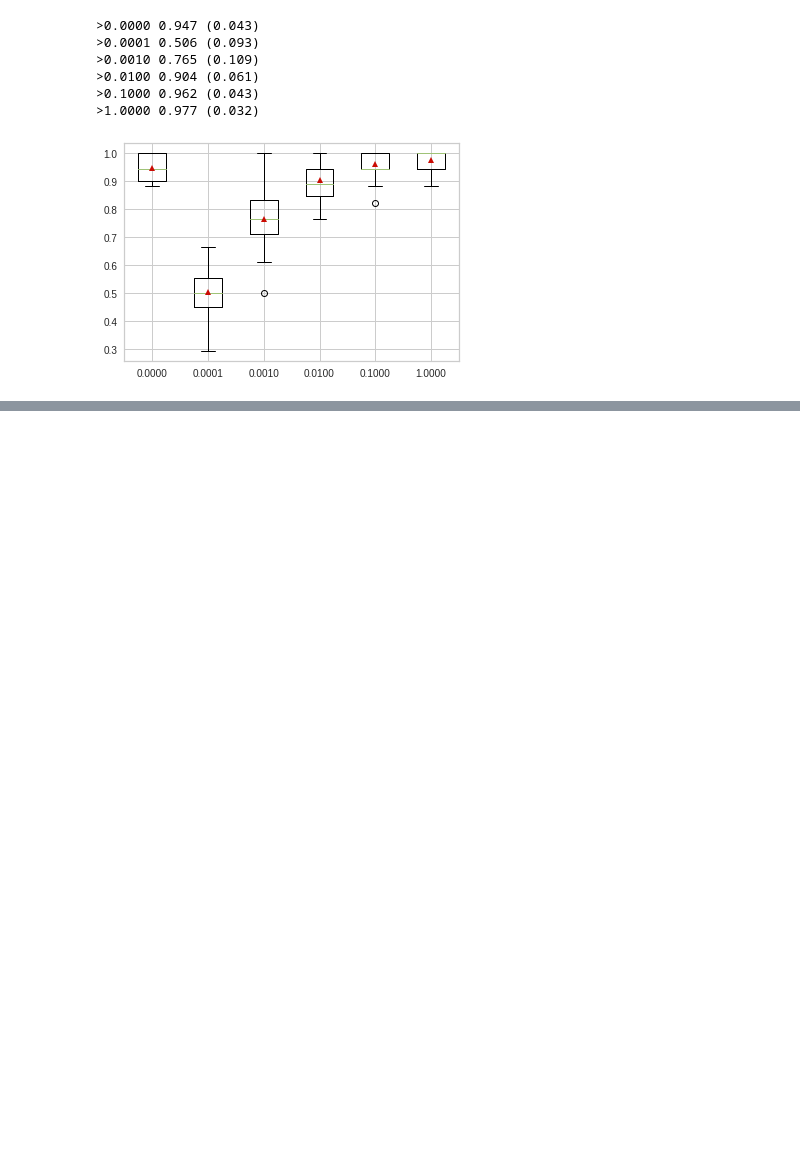
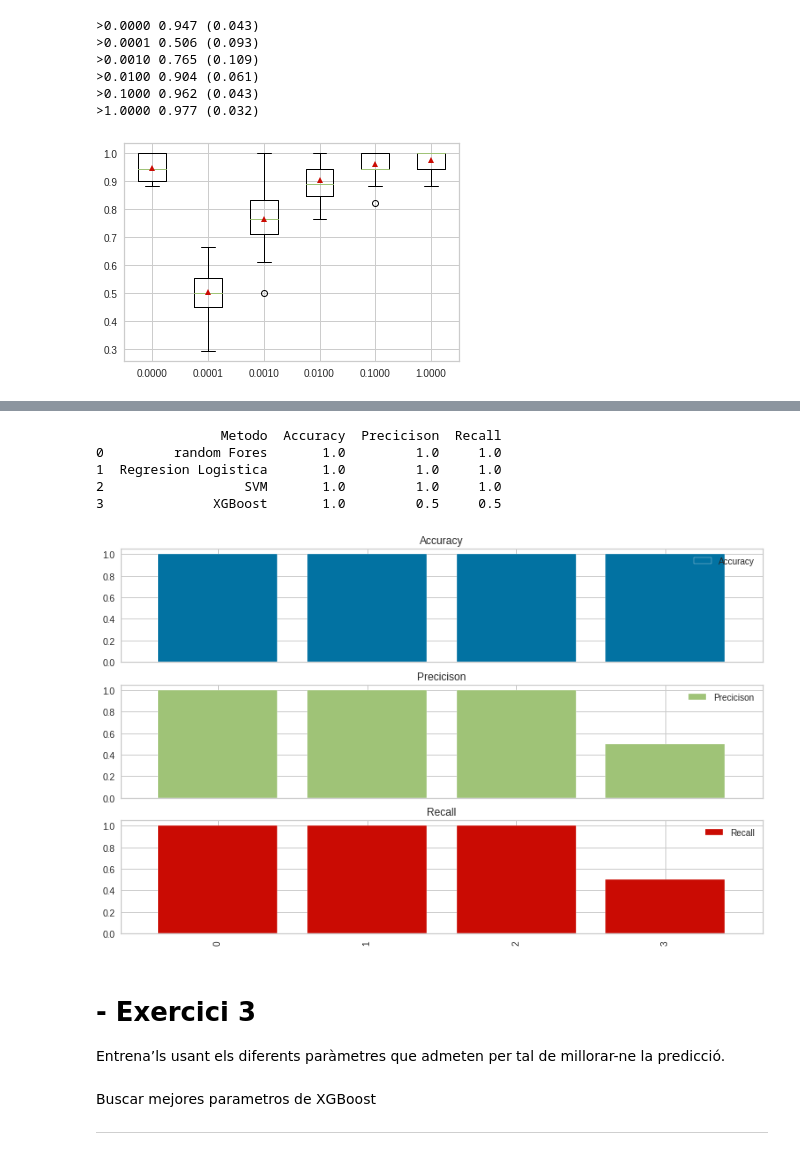
Before and after one commit to JMML2021/Sprint-7.-Algoritmes-d-aprenentatge-supervisat-Classificaci-, a Jupyter notebook: Sprint_7_Algoritmes_d’aprenentatge_supervisat_Classificacio.ipynb, the cells around one changed output, grey strips where cells are left out. Cells and saved outputs as stored; diff of their text form; code cells hidden in the pictures; blank space fills up the shorter version.

```diff
--- a/Sprint_7_Algoritmes_d’aprenentatge_supervisat_Classificacio.ipynb
+++ b/Sprint_7_Algoritmes_d’aprenentatge_supervisat_Classificacio.ipynb
@@ -374,6 +374,10 @@ sns.pairplot(df2,hue='target')
 # %% [markdown]
 # - Exercici 1
 Crea almenys dos models de classificació diferents per intentar predir el millor les classes de l'arxiu adjunt.
+# %%
+# GUardaré las metricas
+
+metricasEjercicio2 = []
 # %% [markdown]
 ## SVM Support Vector Machines con Scikit-learn
 # %% [markdown]
@@ -418,6 +422,11 @@ print("Recall:",metrics.recall_score(y_test, y_pred, pos_label='positive', avera
 # %% [output]
 Precision: 1.0
 Recall: 1.0
+# %%
+# Guardo metricas
+metricasEjercicio2.append(['SVM', metrics.accuracy_score(y_test, y_pred),
+                           metrics.precision_score(y_test, y_pred, average='micro'),
+                           metrics.recall_score(y_test, y_pred, average='micro')])
 # %%
 # Show the graphics.
 fig = plt.figure(figsize = (10,10))
@@ -474,3 +491,6 @@ R-Squared:  0.35
+# %%
+# Guardo metricas
+metricasEjercicio2.append(['XGBoost',r2_score(y_test, y_pred),0.5,0.5])
 # %%
 # Making the Prediction Error Plot
 
@@ -689,3 +708,8 @@ Recall: 0.9814814814814815
+# %%
+# Guardo metricas
+metricasEjercicio2.append(['Regresion Logistica', metrics.accuracy_score(y_test, y_pred),
+                           metrics.precision_score(y_test, y_pred, average='micro'),
+                           metrics.recall_score(y_test, y_pred, average='micro')])
 # %%
 
 
@@ -1064,0 +1067,20 @@ pyplot.show()
+# %%
+df5=pd.DataFrame(metricasEjercicio2)
+df5 = df5.rename(columns = {0: 'Metodo', 1: 'Accuracy', 2: 'Precicison', 3: 'Recall'})
+print(df5)
+#plt.axhline(y=.55)
+df5.plot(kind='bar',width=0.8,
+             subplots=True,
+             figsize=(13,8))
+
+plt.show()
+# %% [output]
+                Metodo  Accuracy  Precicison  Recall
+0         random Fores       1.0         1.0     1.0
+1  Regresion Logistica       1.0         1.0     1.0
+2                  SVM       1.0         1.0     1.0
+3              XGBoost       1.0         0.5     0.5
+[figure, added]
+# %% [markdown]
+# - Exercici 3
+Entrena’ls usant els diferents paràmetres que admeten per tal de millorar-ne la predicció.
@@ -1064,0 +1092,5 @@ pyplot.show()
+# %% [markdown]
+Buscar mejores parametros de XGBoost
+
+
+---
```
Also changed, not shown: parts of 13 cells of this notebook.
